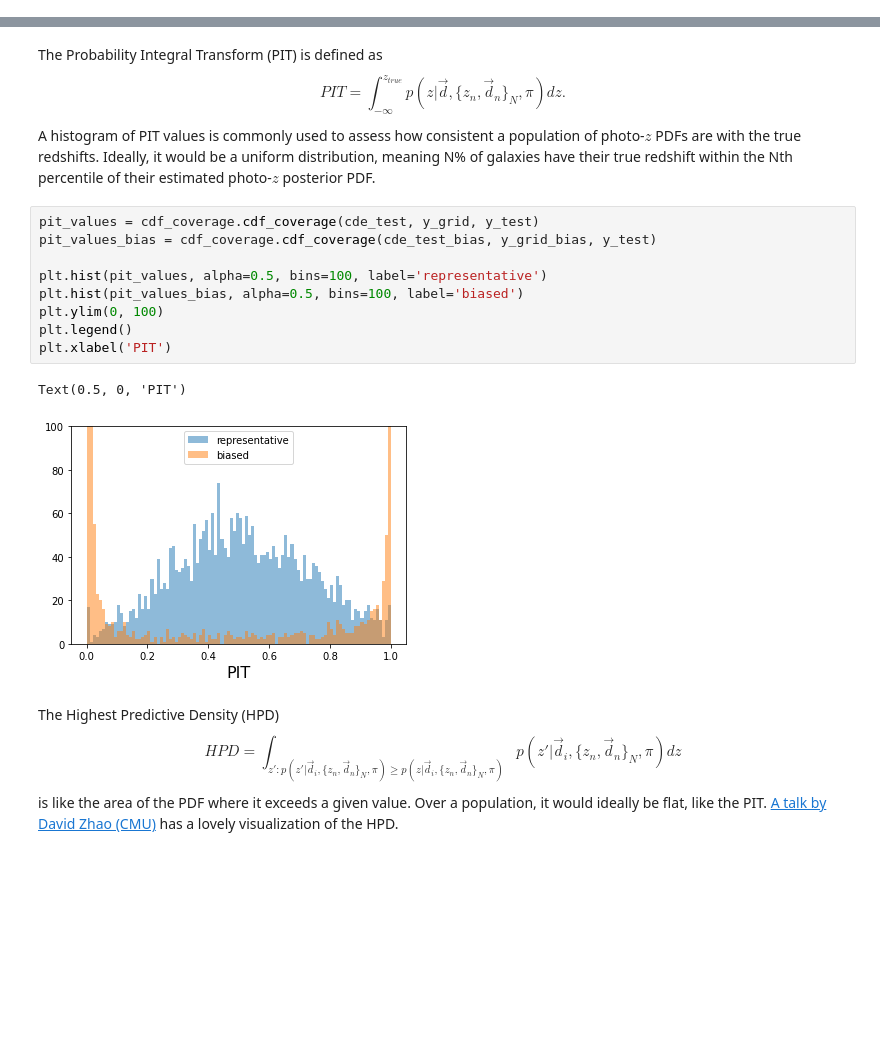
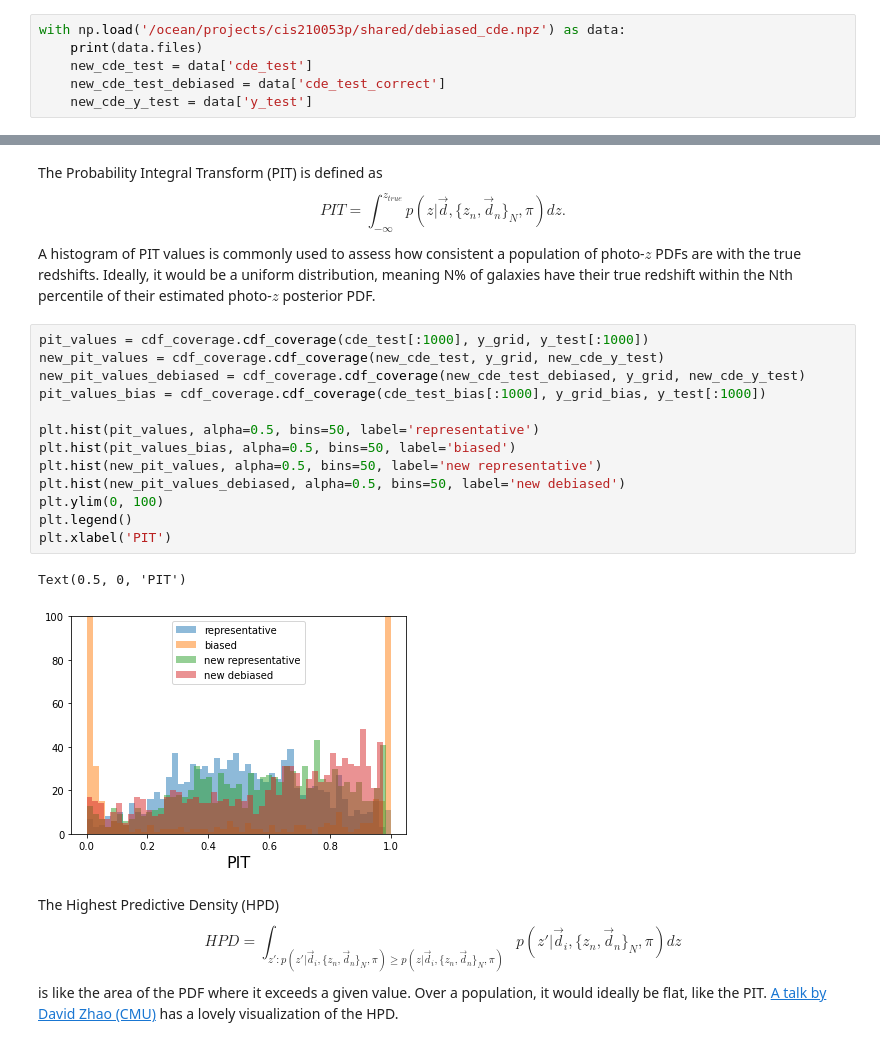
Before and after one commit to aimalz/qtc2021, a Jupyter notebook: intro.ipynb, the cells around one changed output, grey strips where cells are left out. Saved outputs shown, nothing was run; the diff lists cells and outputs as text; blank space fills up the shorter version.

```diff
--- a/intro.ipynb
+++ b/intro.ipynb
@@ -568,3 +568,9 @@ First, let's try out a couple metrics of estimated photo-$z$ posteriors that do
 There's additional functionality for the case of having true redshifts but not true posteriors in [cdetools](https://github.com/tpospisi/cdetools) and [cde-diagnostics](https://github.com/zhao-david/CDE-diagnostics), but this should give a general idea.
 # %%
 from cdetools import cde_loss, cdf_coverage, hpd_coverage
+# %%
+with np.load('/ocean/projects/cis210053p/shared/debiased_cde.npz') as data:
+    print(data.files)
+    new_cde_test = data['cde_test']
+    new_cde_test_debiased = data['cde_test_correct']
+    new_cde_y_test = data['y_test']
@@ -576,17 +604,21 @@ PIT = \int_{-\infty}^{z_{true}} p(z | \vec{d}, \{z_{n}, \vec{d}_{n}\}_{N}, \pi)
 A histogram of PIT values is commonly used to assess how consistent a population of photo-$z$ PDFs are with the true redshifts.
 Ideally, it would be a uniform distribution, meaning N% of galaxies have their true redshift within the Nth percentile of their estimated photo-$z$ posterior PDF.
 # %%
-pit_values = cdf_coverage.cdf_coverage(cde_test, y_grid, y_test)
-pit_values_bias = cdf_coverage.cdf_coverage(cde_test_bias, y_grid_bias, y_test)
+pit_values = cdf_coverage.cdf_coverage(cde_test[:1000], y_grid, y_test[:1000])
+new_pit_values = cdf_coverage.cdf_coverage(new_cde_test, y_grid, new_cde_y_test)
+new_pit_values_debiased = cdf_coverage.cdf_coverage(new_cde_test_debiased, y_grid, new_cde_y_test)
+pit_values_bias = cdf_coverage.cdf_coverage(cde_test_bias[:1000], y_grid_bias, y_test[:1000])
 
-plt.hist(pit_values, alpha=0.5, bins=100, label='representative')
-plt.hist(pit_values_bias, alpha=0.5, bins=100, label='biased')
+plt.hist(pit_values, alpha=0.5, bins=50, label='representative')
+plt.hist(pit_values_bias, alpha=0.5, bins=50, label='biased')
+plt.hist(new_pit_values, alpha=0.5, bins=50, label='new representative')
+plt.hist(new_pit_values_debiased, alpha=0.5, bins=50, label='new debiased')
 plt.ylim(0, 100)
 plt.legend()
 plt.xlabel('PIT')
 # %% [output]
 Text(0.5, 0, 'PIT')
-[figure, old version]
+[figure, new version]
 # %% [markdown]
 The Highest Predictive Density (HPD)
 \begin{equation}
```
Also changed, not shown: parts of 12 cells of this notebook, 1 other file.
